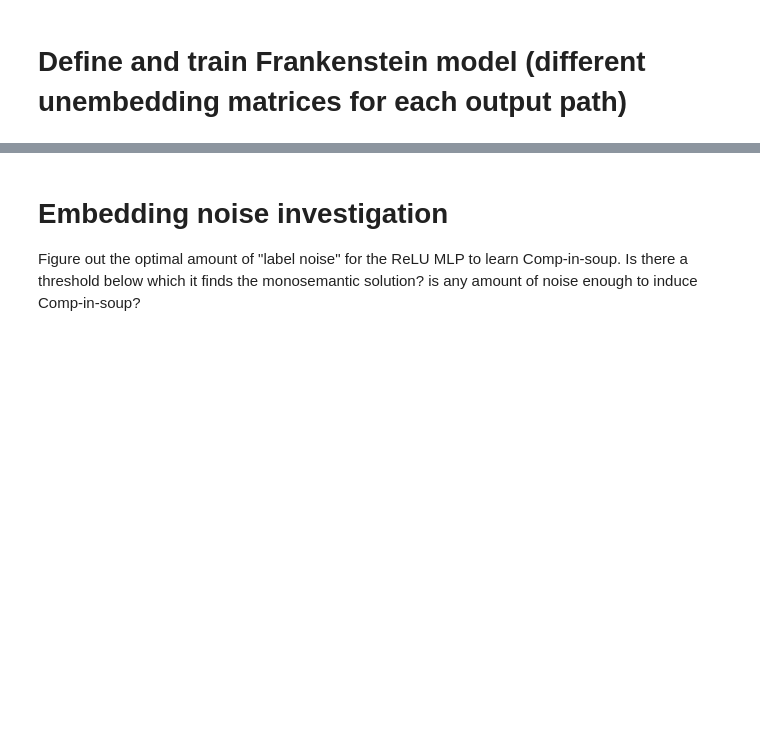
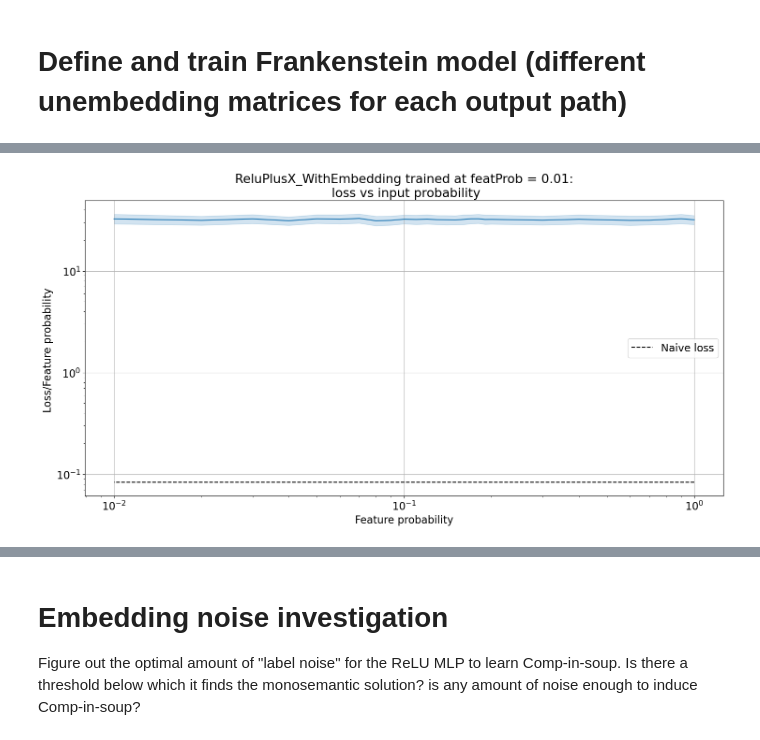
Before and after one commit to Stefan-Heimersheim/toy-model-of-computation-in-superposition, a Jupyter notebook: notebooks/frankenstein_model.ipynb, the cells around one changed output, grey strips where cells are left out. Saved outputs shown, nothing was run; the diff lists cells and outputs as text; code cells hidden in the pictures; blank space fills up the shorter version.

Commit message:
added noisy label to performance test

```diff
--- a/notebooks/frankenstein_model.ipynb
+++ b/notebooks/frankenstein_model.ipynb
@@ -201,7 +201,8 @@ class Cis(nn.Module):
                 y = einsum(y1, self.Wu_p, "batch inst emb, inst feat emb -> batch inst feat")
         return y
 
-    def gen_batch_reluPlusX (self, batch_sz: int, sparsity: float | Float[t.Tensor, "inst feat"]) -> (
+    def gen_batch_reluPlusX (self, batch_sz: int, sparsity: float | Float[t.Tensor, "inst feat"],
+                             noisy_label = False) -> (
         tuple[Float[t.Tensor, "batch inst feat"], Float[t.Tensor, "batch inst feat"]]
     ):
         """Generates a batch of x, y data."""
@@ -213,6 +214,8 @@ class Cis(nn.Module):
                 t.rand(batch_sz, self.cfg.n_instances, self.cfg.n_feat, device=self.device) < (1 - sparsity)
             )
             x *= is_active
+
+            y = x + t.relu(x)
         else:
             # 1) Start from all zeros
             x = t.zeros(batch_sz, self.cfg.n_instances, self.cfg.n_feat, device=self.device)
@@ -236,8 +239,18 @@ class Cis(nn.Module):
             #    values.unsqueeze(-1)    same shape
             values = values.to(x.dtype)
             x.scatter_(-1, positions.unsqueeze(-1), values.unsqueeze(-1))
+            y = x + t.relu(x)
 
-        return x, x + t.relu(x)
+        if noisy_label == True:
+            x = t.rand(batch_sz, self.cfg.n_instances, self.cfg.n_feat, device=self.device) * 2 - 1  # [-1, 1]
+            is_active = (
+                t.rand(batch_sz, self.cfg.n_instances, self.cfg.n_feat, device=self.device) < (1 - sparsity)
+            )
+            x *= is_active
+            noise_matrix = self.Wu_T @ self.We
+            noisy_x = einsum(x, noise_matrix, "batch inst emb, inst feat out -> batch inst out")
+            y = noisy_x + t.relu(x)
+        return x, y
 
     def loss_fn_reluPlusX(self, y, y_true, i):
         return reduce((y - y_true) ** 2 * i, "batch inst feat -> ", "mean")
@@ -378,21 +420,24 @@ print(Y[:,active_feat_value_idx,:].cpu().detach().numpy())
 # %%
 """Compute and plot the model's performance across sparsities."""
 
 sparsity_low = np.round(np.linspace(0.0,0.8,9),2)
 sparsity_high = np.round(np.linspace(0.8,0.99,20),2)
 sparsities = np.unique(np.concatenate((sparsity_low,sparsity_high)))
 batch_sz = 256
 feat_importance = 1
 
-loss_data = performance_across_sparsities(sparsities, model)
+
+loss_data = performance_across_sparsities(sparsities, model, noisy_label = True)
 
 """Plot performance across different input sparsities"""
 fig = plot_loss_across_sparsities(loss_data, sparsities, model.cfg.name, feat_sparsity)
 
 # save figure and show
 filename = f"/workspace/{model.cfg.name}_S{feat_prob:.2f}_loss_plot.png"
 plt.savefig(filename, dpi=300)
 plt.show()
+# %% [output]
+[figure, added]
 # %%
 """Compute and plot input-output response profile."""
 
```
Also changed, not shown: parts of 10 cells of this notebook, 1 other file.
